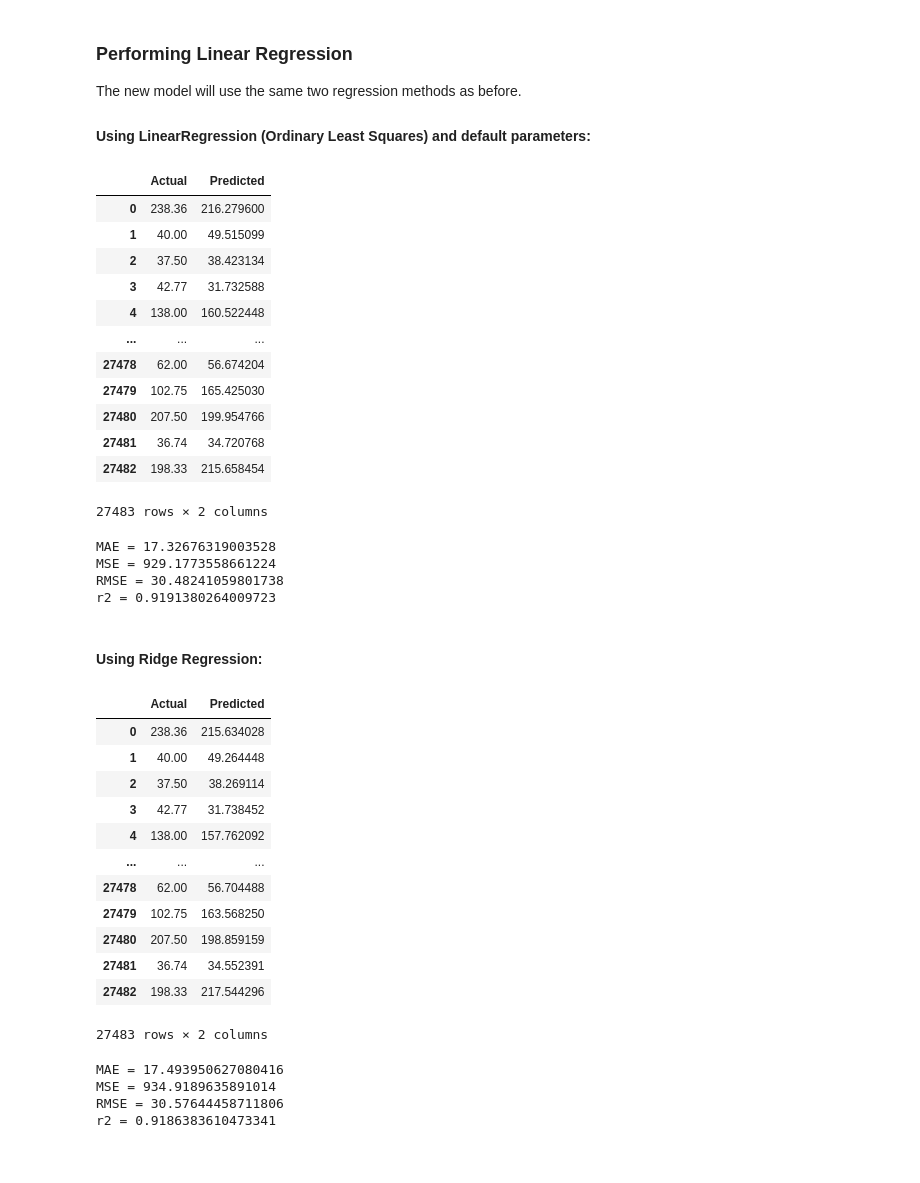
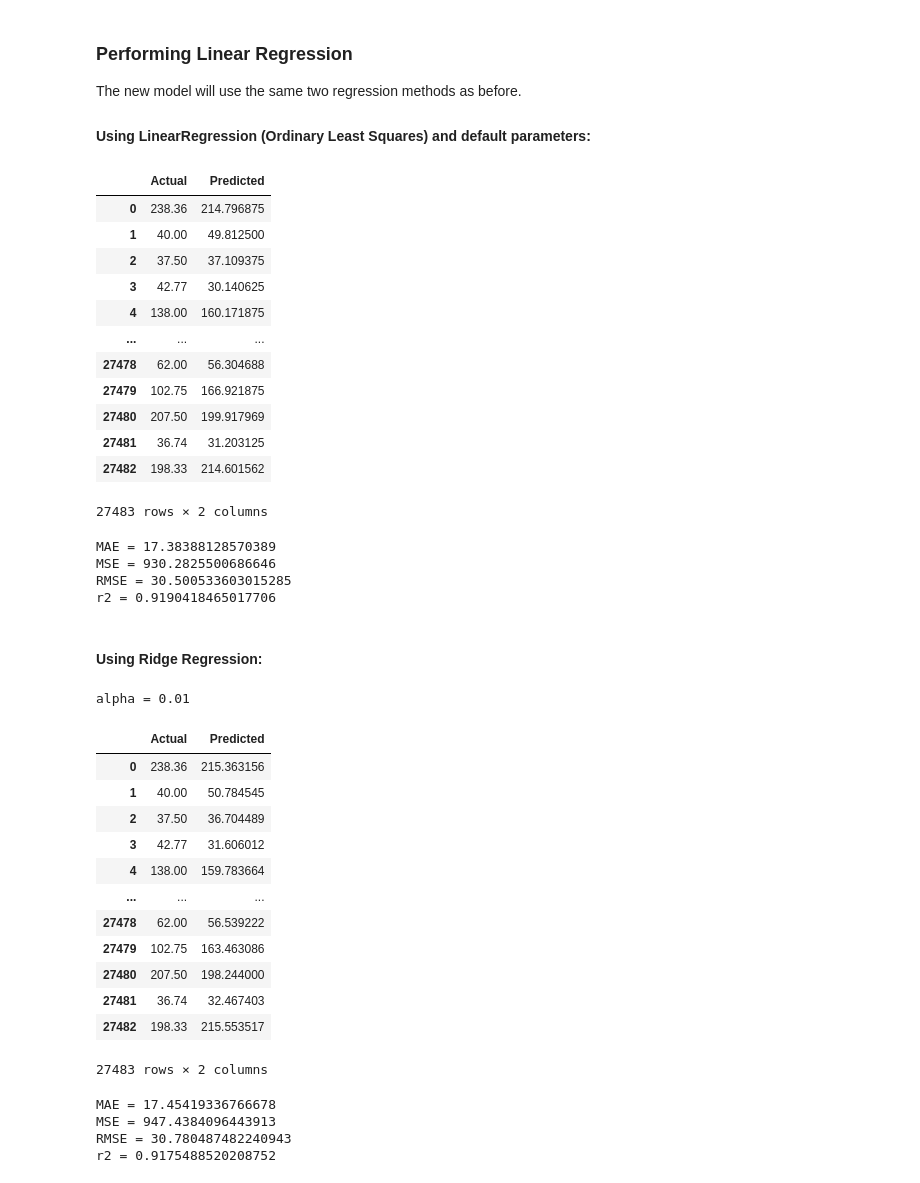
Before and after one commit to adzmco23/cs180-group23-project, a Jupyter notebook: CS-180-Final-Project.ipynb, the cells around one changed output. Drawn from its saved outputs; the diff is of its cells as text; code cells hidden in the pictures.

```diff
--- a/CS-180-Final-Project.ipynb
+++ b/CS-180-Final-Project.ipynb
@@ -143,3 +146,8 @@ display(X_train)
+# %%
+from sklearn.preprocessing import MinMaxScaler
+sc = MinMaxScaler()
+X_train[['latitude','longitude','inflation','year','month']] = sc.fit_transform(X_train[['latitude','longitude','inflation','year','month']])
+X_test[['latitude','longitude','inflation','year','month']] = sc.transform(X_test[['latitude','longitude','inflation','year','month']])
 # %% [markdown]
 #### Summary
 The dataset was preprocessed as follows
@@ -294,12 +304,15 @@ This was done as follows:
 X = data.drop(['price'], axis='columns')
 y = data['price'].values
 
+# normalize non-dummy columns using MinMaxScaler
+X[['latitude','longitude','inflation','year','month','month2','longlat','inflyr','locyr','locmth']] = sc.fit_transform(X[['latitude','longitude','inflation','year','month','month2','longlat','inflyr','locyr','locmth']])
+
 # For each commodity, add a new interaction feature with each of the non-commodity predictors in the dataset
 for i in X.columns:
     if i not in ['inflation','year','inflyr','longlat','latitude','longitude','locyr','locmth','month','month2','location','priceflag_actual','priceflag_actual,aggregate','priceflag_aggregate','pricetype_Farm Gate','pricetype_Retail','pricetype_Wholesale']:
         for j in ['year','inflyr','locyr','locmth','latitude','longitude','longlat','month','month2','priceflag_actual','priceflag_actual,aggregate','priceflag_aggregate','pricetype_Farm Gate','pricetype_Retail','pricetype_Wholesale']:
-            X.insert(len(X.columns),i+' x '+j,X[i]*X[j])
-            #X=pd.concat((X,(X[i]*X[j]).rename(i+j)),axis=1)
+            #X.insert(len(X.columns),i+' x '+j,X[i]*X[j])
+            X=pd.concat((X,(X[i]*X[j]).rename(i+j)),axis=1)
 
 # remove commodity-dependent presictors
 X = X.drop(['month','month2','locmth','priceflag_actual','priceflag_actual,aggregate','priceflag_aggregate','pricetype_Farm Gate','pricetype_Retail','pricetype_Wholesale'], axis='columns')
@@ -354,59 +367,60 @@ display(comparison_df)
 print(f"MAE = {MAE}\nMSE = {MSE}\nRMSE = {RMSE}\nr2 = {r2}")
 # %% [output]
 |  | Actual | Predicted |
-| 0 | 238.36 | 216.279600 |
-| 1 | 40.00 | 49.515099 |
-| 2 | 37.50 | 38.423134 |
-| 3 | 42.77 | 31.732588 |
-| 4 | 138.00 | 160.522448 |
+| 0 | 238.36 | 214.796875 |
+| 1 | 40.00 | 49.812500 |
+| 2 | 37.50 | 37.109375 |
+| 3 | 42.77 | 30.140625 |
+| 4 | 138.00 | 160.171875 |
 | ... | ... | ... |
-| 27478 | 62.00 | 56.674204 |
-| 27479 | 102.75 | 165.425030 |
-| 27480 | 207.50 | 199.954766 |
-| 27481 | 36.74 | 34.720768 |
-| 27482 | 198.33 | 215.658454 |
+| 27478 | 62.00 | 56.304688 |
+| 27479 | 102.75 | 166.921875 |
+| 27480 | 207.50 | 199.917969 |
+| 27481 | 36.74 | 31.203125 |
+| 27482 | 198.33 | 214.601562 |
 27483 rows × 2 columns
-MAE = 17.32676319003528
-MSE = 929.1773558661224
-RMSE = 30.48241059801738
-r2 = 0.9191380264009723
+MAE = 17.38388128570389
+MSE = 930.2825500686646
+RMSE = 30.500533603015285
+r2 = 0.9190418465017706
 # %% [markdown]
 #### Using Ridge Regression:
 # %%
-regressor = Ridge(alpha=0.01)
+regressor = RidgeCV(alphas=np.logspace(-2,2,50))
 regressor.fit(X_train, y_train)
-#print(f"alpha = {regressor.alpha_}")
+print(f"alpha = {regressor.alpha_}")
 
 test_predictions = regressor.predict(X_test)
 
 #get the MAE,MSE,RMSE, and R2 values to evaluate the model
 MAE = mean_absolute_error(y_test,test_predictions)
 MSE = mean_squared_error(y_test,test_predictions)
 RMSE = np.sqrt(MSE)
 r2 = r2_score(y_test,test_predictions)
 
 comparison_df = pd.DataFrame({"Actual":y_test,"Predicted":test_predictions})
 display(comparison_df)
 
 print(f"MAE = {MAE}\nMSE = {MSE}\nRMSE = {RMSE}\nr2 = {r2}")
 # %% [output]
+alpha = 0.01
 |  | Actual | Predicted |
-| 0 | 238.36 | 215.634028 |
-| 1 | 40.00 | 49.264448 |
-| 2 | 37.50 | 38.269114 |
-| 3 | 42.77 | 31.738452 |
-| 4 | 138.00 | 157.762092 |
+| 0 | 238.36 | 215.363156 |
+| 1 | 40.00 | 50.784545 |
+| 2 | 37.50 | 36.704489 |
+| 3 | 42.77 | 31.606012 |
+| 4 | 138.00 | 159.783664 |
 | ... | ... | ... |
-| 27478 | 62.00 | 56.704488 |
-| 27479 | 102.75 | 163.568250 |
-| 27480 | 207.50 | 198.859159 |
-| 27481 | 36.74 | 34.552391 |
-| 27482 | 198.33 | 217.544296 |
+| 27478 | 62.00 | 56.539222 |
+| 27479 | 102.75 | 163.463086 |
+| 27480 | 207.50 | 198.244000 |
+| 27481 | 36.74 | 32.467403 |
+| 27482 | 198.33 | 215.553517 |
-27483 rows × 2 columns
-MAE = 17.493950627080416
-MSE = 934.9189635891014
-RMSE = 30.57644458711806
-r2 = 0.9186383610473341
+27483 rows × 2 columns
+MAE = 17.45419336766678
+MSE = 947.4384096443913
+RMSE = 30.780487482240943
+r2 = 0.9175488520208752
 # %% [markdown]
 ## Results
 
```
Also changed, not shown: parts of 7 cells of this notebook.
